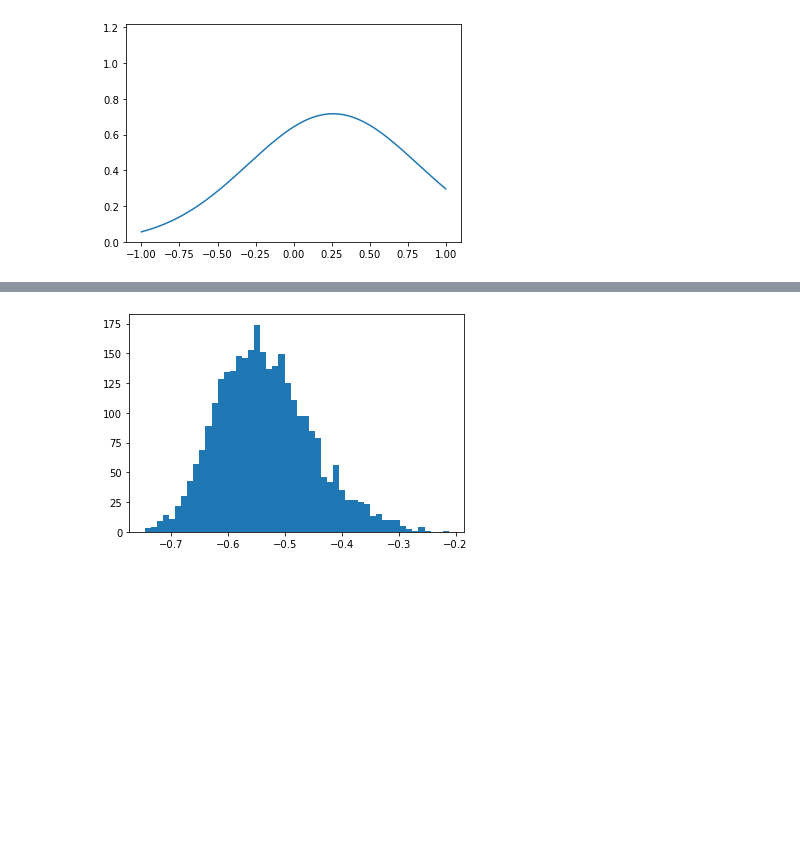
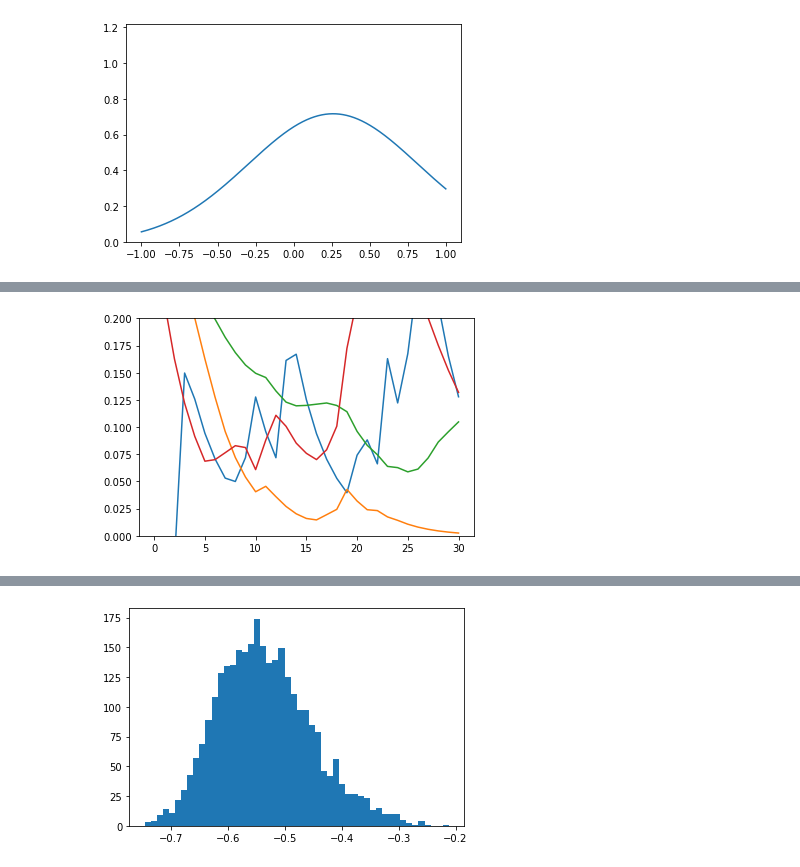
Before and after one commit to tripdancer0916/probabilistic-inference-rnn, a Jupyter notebook: jupyter/check_results.ipynb, the cells around one changed output, grey strips where cells are left out. Drawn from its saved outputs; the diff is of its cells as text; code cells hidden in the pictures; blank space fills up the shorter version.

```diff
--- a/jupyter/check_results.ipynb
+++ b/jupyter/check_results.ipynb
@@ -199,0 +229,28 @@ plt.plot(neural_dynamics[0, :, 21])
+# %%
+sample_num = 100
+
+outputs_np = np.zeros(sample_num)
+input_signal = make_signal(sample_num, time_length=30, signal_length=30, mu=0, sigma=0.5)
+input_signal_split = np.split(input_signal, sample_num // cfg['TRAIN']['BATCHSIZE'])
+
+neural_dynamics2 = np.zeros((sample_num, 31, model.n_hid))
+for i in range(sample_num // cfg['TRAIN']['BATCHSIZE']):
+    hidden_np = np.random.normal(0, 0.5, size=(cfg['TRAIN']['BATCHSIZE'], cfg['MODEL']['SIZE']))
+    hidden = torch.from_numpy(hidden_np).float()
+    hidden = hidden.to(device)
+    inputs = torch.from_numpy(input_signal_split[i]).float()
+    inputs = inputs.to(device)
+    hidden_list, outputs, _ = model(inputs, hidden)
+    hidden_list_np = hidden_list.cpu().detach().numpy()
+    outputs_np[i * cfg['TRAIN']['BATCHSIZE']: (i + 1) * cfg['TRAIN']['BATCHSIZE']] = outputs.detach().numpy()[:, -1, 0]
+    neural_dynamics2[i * cfg['TRAIN']['BATCHSIZE']: (i + 1) * cfg['TRAIN']['BATCHSIZE']] = hidden_list_np
+# %%
+plt.plot(neural_dynamics2[0, :, 4])
+plt.plot(neural_dynamics2[0, :, 10])
+plt.plot(neural_dynamics2[0, :, 17])
+plt.plot(neural_dynamics2[0, :, 19])
+
+plt.ylim([0, 0.2])
+plt.show()
+# %% [output]
+[figure, added]
```
Also changed, not shown: parts of 4 cells of this notebook, 1 other file.
